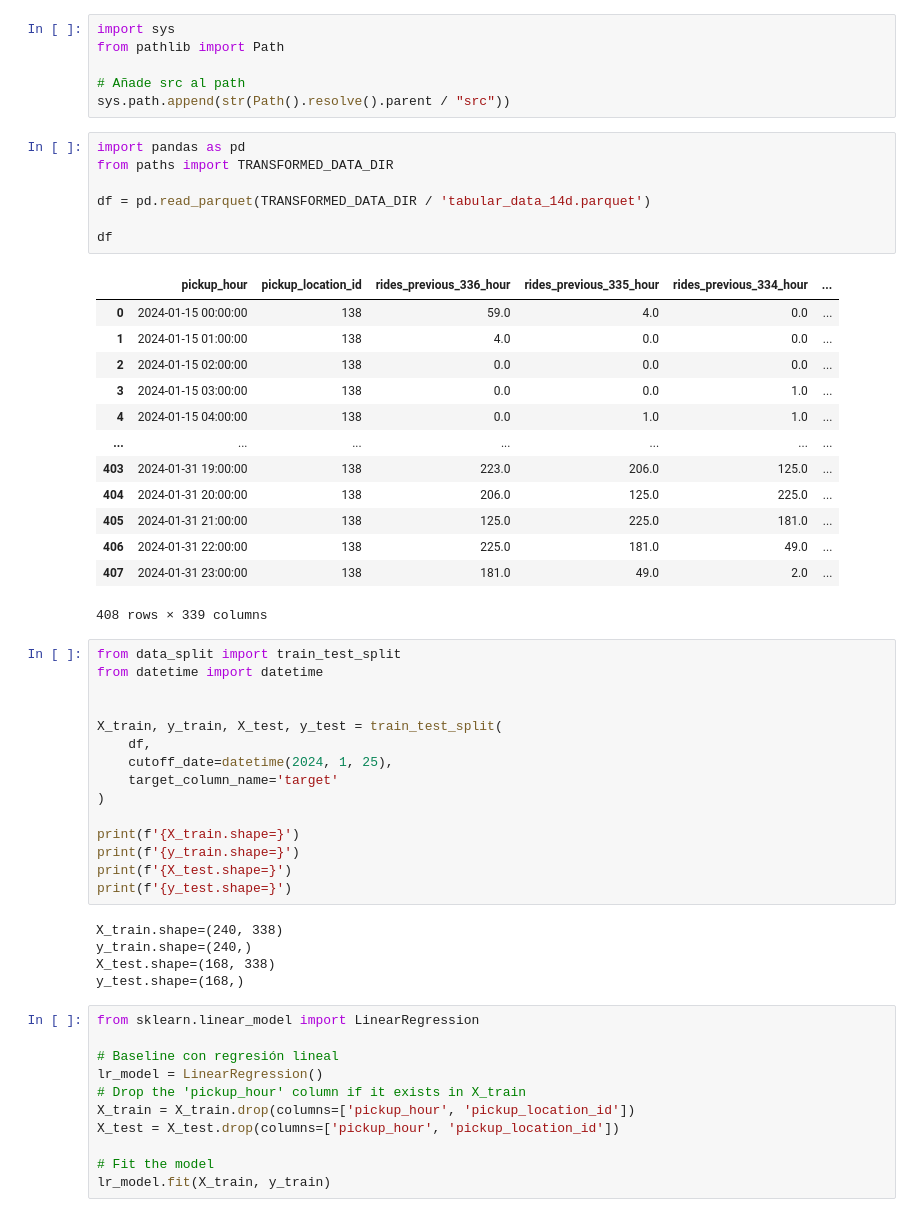
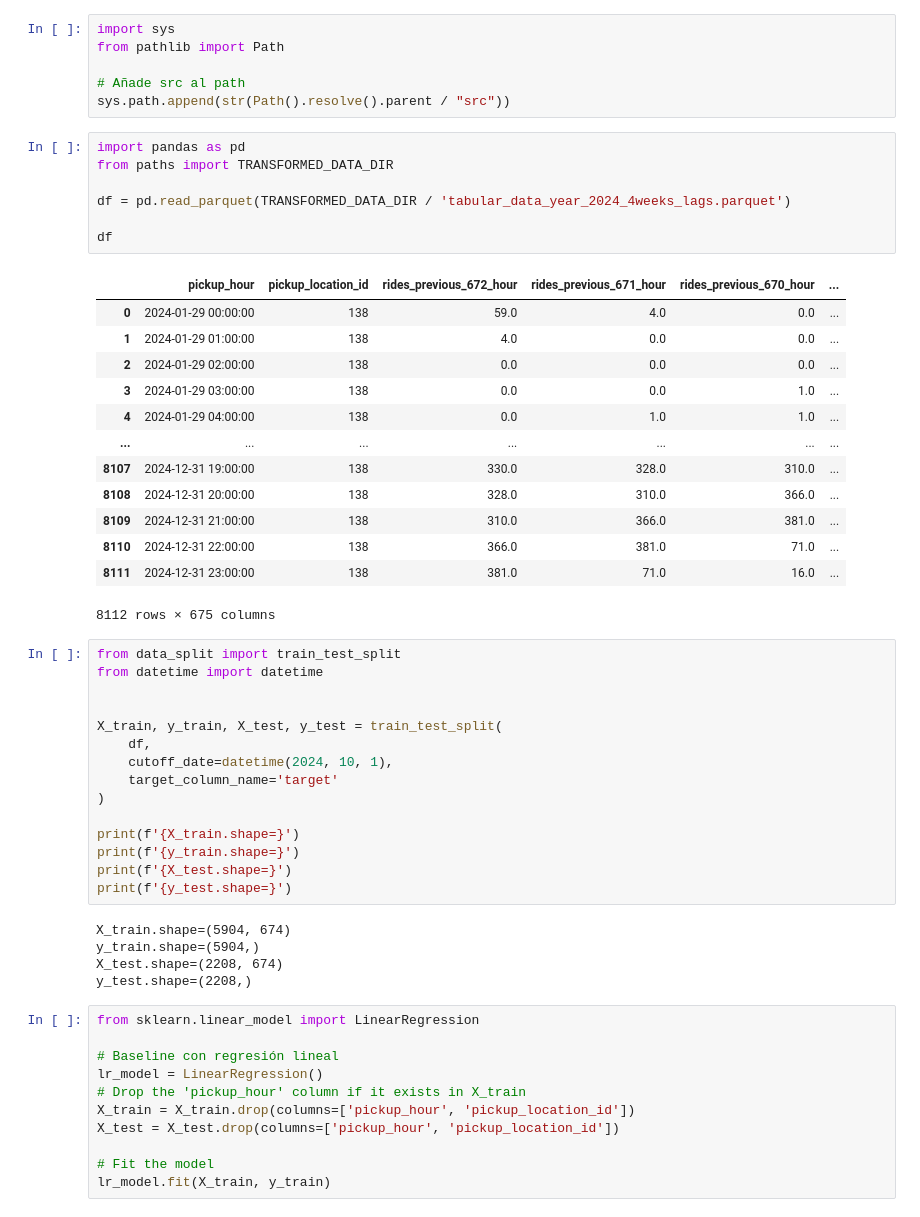
Before and after one commit to Chris6995/mlops_project_prueba, a Jupyter notebook: notebooks/07_linear_reg_model.ipynb, the cells around one changed output. Cells and saved outputs as stored; diff of their text form.

```diff
--- a/notebooks/07_linear_reg_model.ipynb
+++ b/notebooks/07_linear_reg_model.ipynb
@@ -7,24 +7,24 @@ sys.path.append(str(Path().resolve().parent / "src"))
 # %%
 import pandas as pd
 from paths import TRANSFORMED_DATA_DIR
 
-df = pd.read_parquet(TRANSFORMED_DATA_DIR / 'tabular_data_14d.parquet')
+df = pd.read_parquet(TRANSFORMED_DATA_DIR / 'tabular_data_year_2024_4weeks_lags.parquet')
 
 df
 # %% [output]
-|  | pickup_hour | pickup_location_id | rides_previous_336_hour | rides_previous_335_hour | rides_previous_334_hour | ... |
-| 0 | 2024-01-15 00:00:00 | 138 | 59.0 | 4.0 | 0.0 | ... |
-| 1 | 2024-01-15 01:00:00 | 138 | 4.0 | 0.0 | 0.0 | ... |
-| 2 | 2024-01-15 02:00:00 | 138 | 0.0 | 0.0 | 0.0 | ... |
-| 3 | 2024-01-15 03:00:00 | 138 | 0.0 | 0.0 | 1.0 | ... |
-| 4 | 2024-01-15 04:00:00 | 138 | 0.0 | 1.0 | 1.0 | ... |
+|  | pickup_hour | pickup_location_id | rides_previous_672_hour | rides_previous_671_hour | rides_previous_670_hour | ... |
+| 0 | 2024-01-29 00:00:00 | 138 | 59.0 | 4.0 | 0.0 | ... |
+| 1 | 2024-01-29 01:00:00 | 138 | 4.0 | 0.0 | 0.0 | ... |
+| 2 | 2024-01-29 02:00:00 | 138 | 0.0 | 0.0 | 0.0 | ... |
+| 3 | 2024-01-29 03:00:00 | 138 | 0.0 | 0.0 | 1.0 | ... |
+| 4 | 2024-01-29 04:00:00 | 138 | 0.0 | 1.0 | 1.0 | ... |
 | ... | ... | ... | ... | ... | ... | ... |
-| 403 | 2024-01-31 19:00:00 | 138 | 223.0 | 206.0 | 125.0 | ... |
-| 404 | 2024-01-31 20:00:00 | 138 | 206.0 | 125.0 | 225.0 | ... |
-| 405 | 2024-01-31 21:00:00 | 138 | 125.0 | 225.0 | 181.0 | ... |
-| 406 | 2024-01-31 22:00:00 | 138 | 225.0 | 181.0 | 49.0 | ... |
-| 407 | 2024-01-31 23:00:00 | 138 | 181.0 | 49.0 | 2.0 | ... |
+| 8107 | 2024-12-31 19:00:00 | 138 | 330.0 | 328.0 | 310.0 | ... |
+| 8108 | 2024-12-31 20:00:00 | 138 | 328.0 | 310.0 | 366.0 | ... |
+| 8109 | 2024-12-31 21:00:00 | 138 | 310.0 | 366.0 | 381.0 | ... |
+| 8110 | 2024-12-31 22:00:00 | 138 | 366.0 | 381.0 | 71.0 | ... |
+| 8111 | 2024-12-31 23:00:00 | 138 | 381.0 | 71.0 | 16.0 | ... |
-408 rows × 339 columns
+8112 rows × 675 columns
 # %%
 from data_split import train_test_split
 from datetime import datetime
@@ -32,7 +32,7 @@ from datetime import datetime
 
 X_train, y_train, X_test, y_test = train_test_split(
     df,
-    cutoff_date=datetime(2024, 1, 25),
+    cutoff_date=datetime(2024, 10, 1),
     target_column_name='target'
 )
 
@@ -41,10 +41,10 @@ print(f'{y_train.shape=}')
 print(f'{X_test.shape=}')
 print(f'{y_test.shape=}')
 # %% [output]
-X_train.shape=(240, 338)
-y_train.shape=(240,)
-X_test.shape=(168, 338)
-y_test.shape=(168,)
+X_train.shape=(5904, 674)
+y_train.shape=(5904,)
+X_test.shape=(2208, 674)
+y_test.shape=(2208,)
 # %%
 from sklearn.linear_model import LinearRegression
 
```
Also changed, not shown: parts of 1 cell of this notebook, 10 other files.
